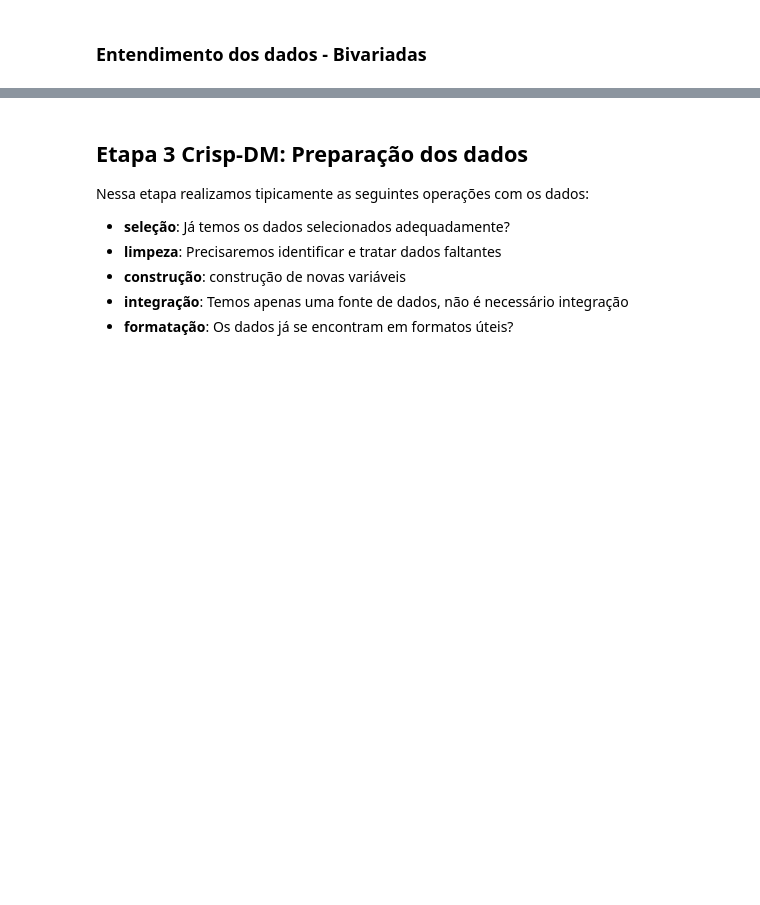
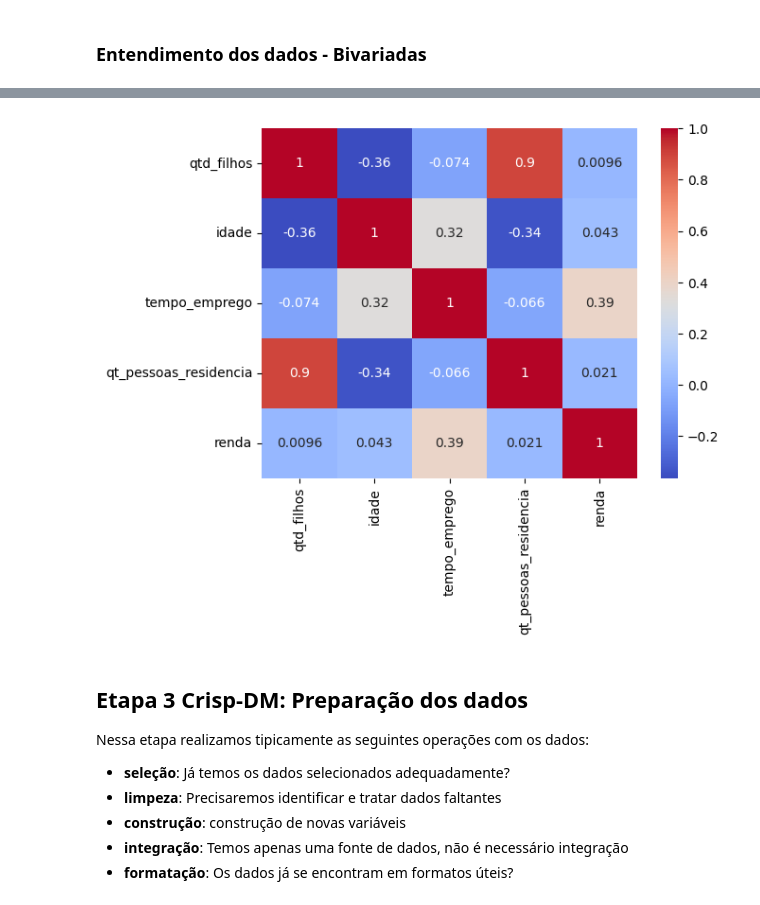
Before and after one commit to daviNGL/EBAC-projeto-previsao-de-renda, a Jupyter notebook: projeto.ipynb, the cells around one changed output, grey strips where cells are left out. Drawn from its saved outputs; the diff is of its cells as text; code cells hidden in the pictures; blank space fills up the shorter version.

```diff
--- a/projeto.ipynb
+++ b/projeto.ipynb
@@ -270,3 +296,11 @@ Name: tipo_residencia, dtype: int64
+# %%
+ax = sns.heatmap(df.select_dtypes('number').corr(),
+                annot=True,
+                cmap='coolwarm')
+
+plt.show()
+# %% [output]
+[figure, added]
 # %% [markdown]
 ## Etapa 3 Crisp-DM: Preparação dos dados
 Nessa etapa realizamos tipicamente as seguintes operações com os dados:
```
Also changed, not shown: parts of 6 cells of this notebook, 1 other file.
